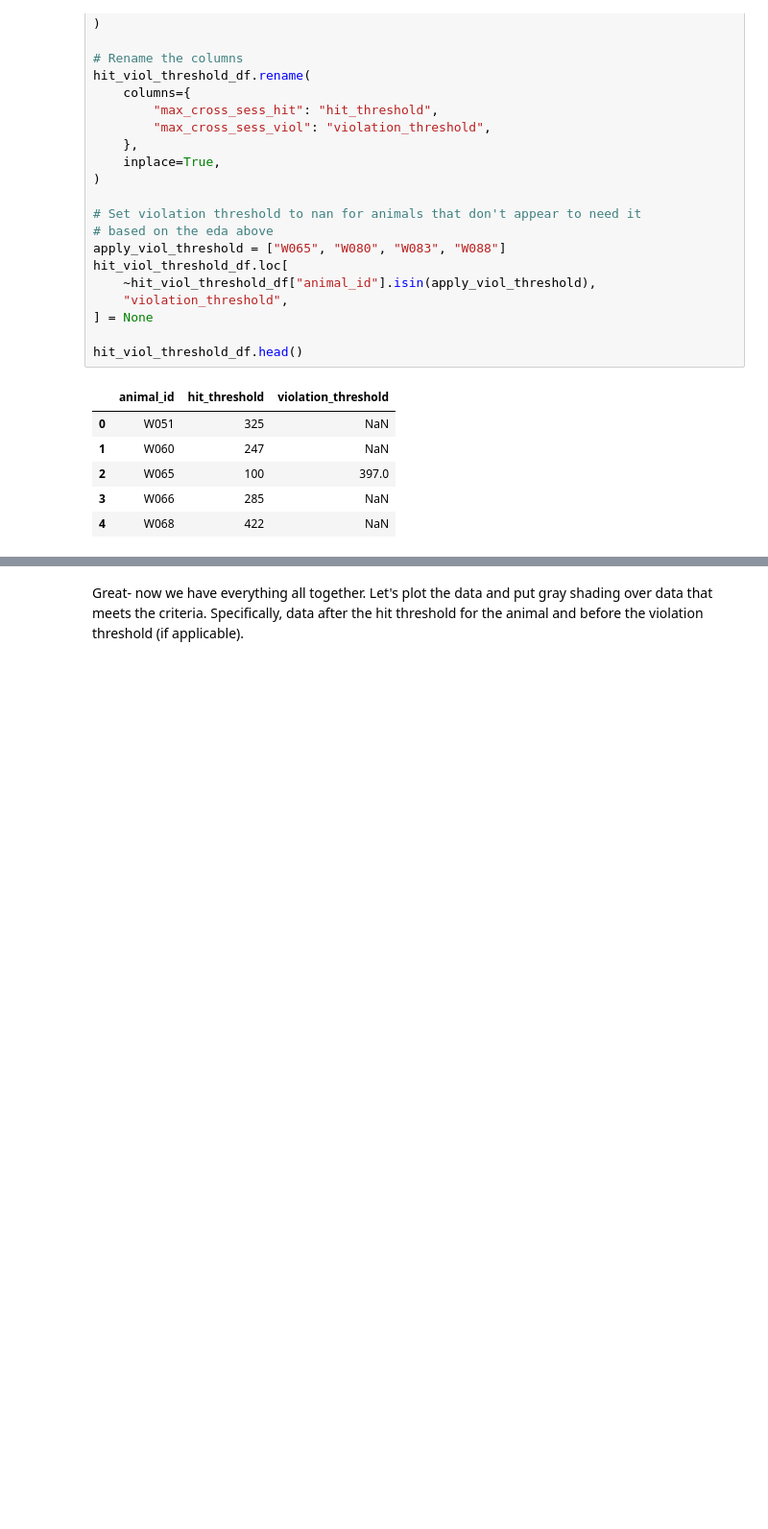
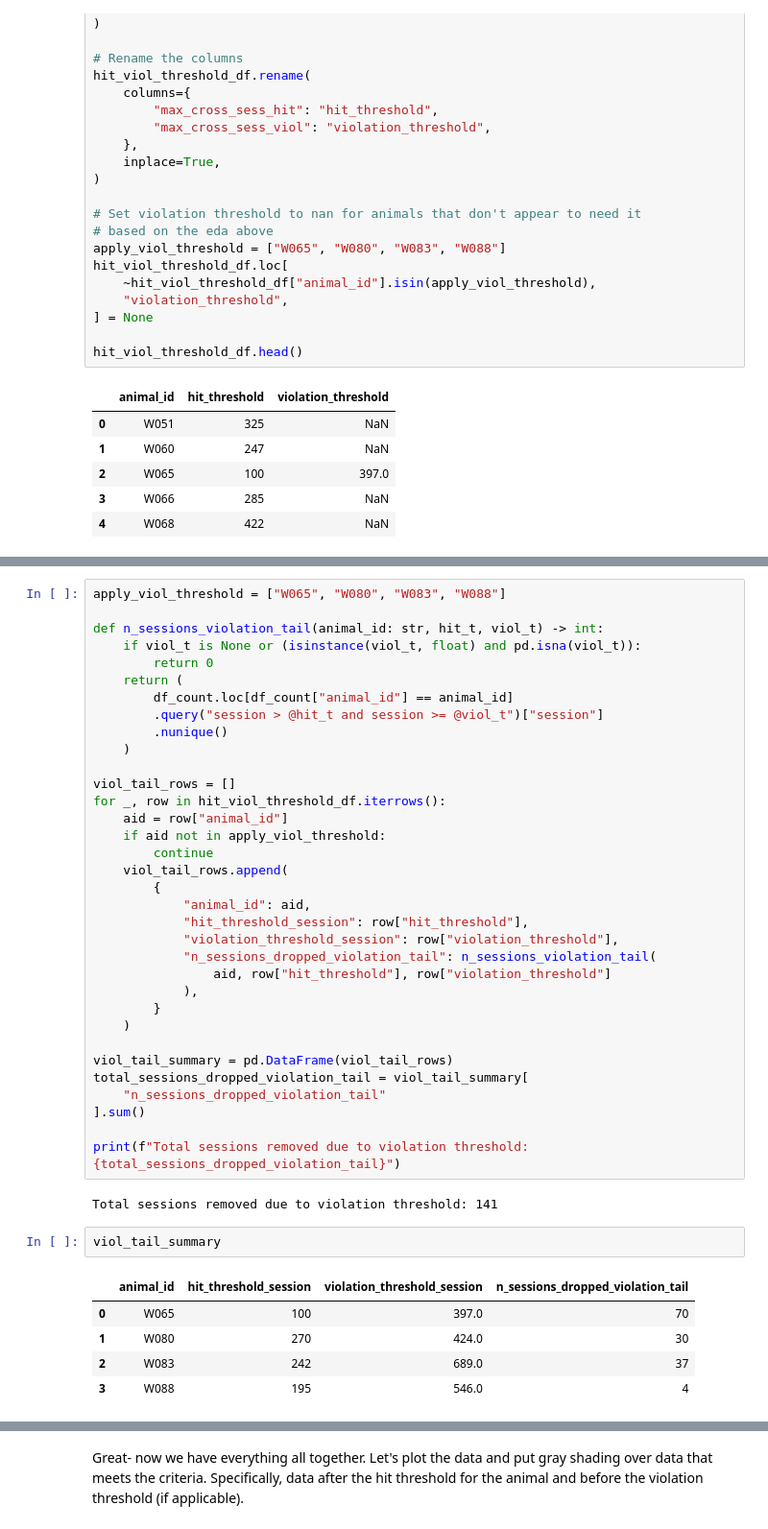
Before and after one commit to jess-breda/violations-multinomial, a Jupyter notebook: notebooks/publication/figS3_create_trained_threshold_df.ipynb, the cells around one changed output, grey strips where cells are left out. Shown at 96% size. Drawn from its saved outputs; the diff is of its cells as text; blank space fills up the shorter version.

```diff
--- a/notebooks/publication/figS3_create_trained_threshold_df.ipynb
+++ b/notebooks/publication/figS3_create_trained_threshold_df.ipynb
@@ -417,0 +474,44 @@ Total sessions removed: 141
+# %%
+apply_viol_threshold = ["W065", "W080", "W083", "W088"]
+
+def n_sessions_violation_tail(animal_id: str, hit_t, viol_t) -> int:
+    if viol_t is None or (isinstance(viol_t, float) and pd.isna(viol_t)):
+        return 0
+    return (
+        df_count.loc[df_count["animal_id"] == animal_id]
+        .query("session > @hit_t and session >= @viol_t")["session"]
+        .nunique()
+    )
+
+viol_tail_rows = []
+for _, row in hit_viol_threshold_df.iterrows():
+    aid = row["animal_id"]
+    if aid not in apply_viol_threshold:
+        continue
+    viol_tail_rows.append(
+        {
+            "animal_id": aid,
+            "hit_threshold_session": row["hit_threshold"],
+            "violation_threshold_session": row["violation_threshold"],
+            "n_sessions_dropped_violation_tail": n_sessions_violation_tail(
+                aid, row["hit_threshold"], row["violation_threshold"]
+            ),
+        }
+    )
+
+viol_tail_summary = pd.DataFrame(viol_tail_rows)
+total_sessions_dropped_violation_tail = viol_tail_summary[
+    "n_sessions_dropped_violation_tail"
+].sum()
+
+print(f"Total sessions removed due to violation threshold: {total_sessions_dropped_violation_tail}")
+# %% [output]
+Total sessions removed due to violation threshold: 141
+# %%
+viol_tail_summary
+# %% [output]
+|  | animal_id | hit_threshold_session | violation_threshold_session | n_sessions_dropped_violation_tail |
+| 0 | W065 | 100 | 397.0 | 70 |
+| 1 | W080 | 270 | 424.0 | 30 |
+| 2 | W083 | 242 | 689.0 | 37 |
+| 3 | W088 | 195 | 546.0 | 4 |
```
Also changed, not shown: parts of 6 cells of this notebook, 1 other file.
